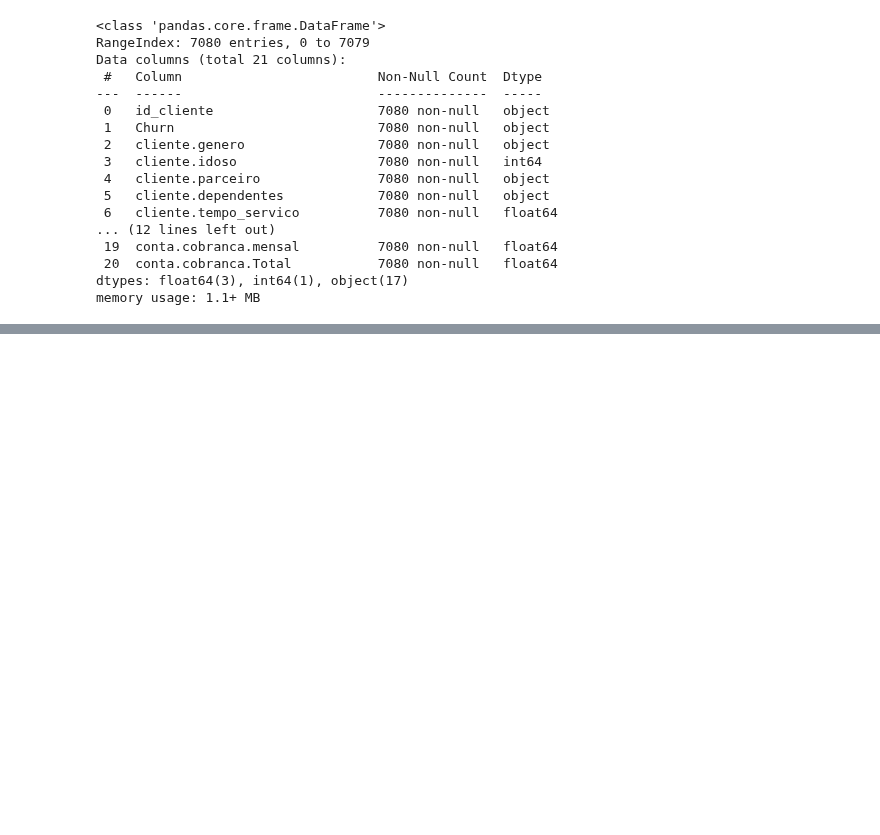
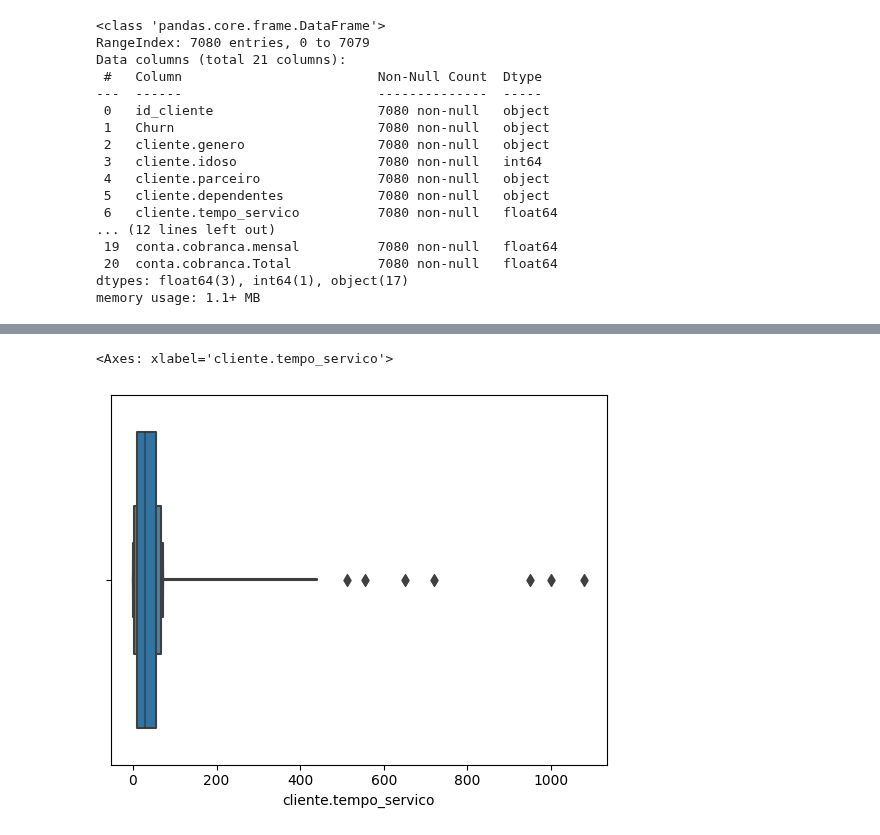
Before and after one commit to franciscojdsjr/Estudos-Python, a Jupyter notebook: Alura/Python_DataScience/Pandas_Limpeza_Tratamento/Aula_1.ipynb, the cells around one changed output, grey strips where cells are left out. Saved outputs shown, nothing was run; the diff lists cells and outputs as text; code cells hidden in the pictures; blank space fills up the shorter version.

```diff
--- a/Alura/Python_DataScience/Pandas_Limpeza_Tratamento/Aula_1.ipynb
+++ b/Alura/Python_DataScience/Pandas_Limpeza_Tratamento/Aula_1.ipynb
@@ -304,0 +318,5 @@ dados_sem_vazio.isna().sum()
+# %%
+sns.boxenplot(x=dados_sem_vazio['cliente.tempo_servico'])
+# %% [output]
+<Axes: xlabel='cliente.tempo_servico'>
+[figure, added]
```
Also changed, not shown: parts of 14 cells of this notebook, 1 other file.
